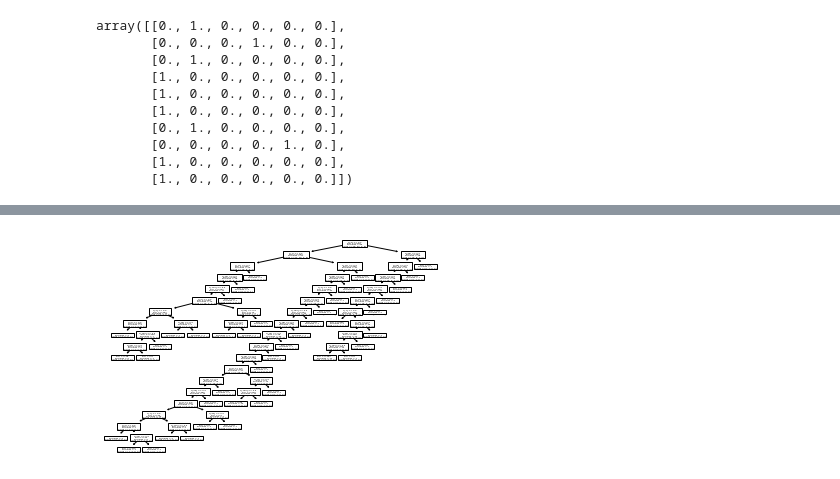
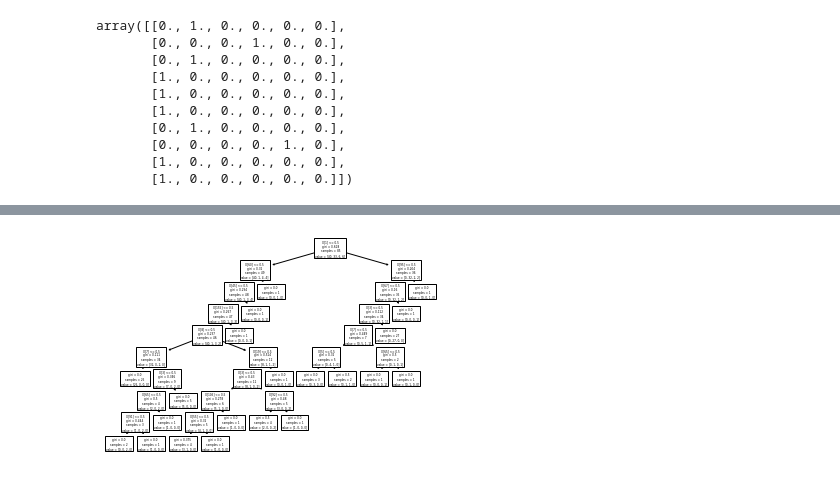
Before and after one commit to tysonlihaoyuan/CSI4106Project, a Jupyter notebook: CSI 4106 Project Decision Trees.ipynb, the cells around one changed output, grey strips where cells are left out. Drawn from its saved outputs; the diff is of its cells as text; code cells hidden in the pictures.

Commit message:
Added scores and regression

```diff
--- a/CSI 4106 Project Decision Trees.ipynb
+++ b/CSI 4106 Project Decision Trees.ipynb
@@ -17,7 +18,7 @@ from sklearn.preprocessing import OneHotEncoder
 
 ohe = OneHotEncoder(sparse=False, handle_unknown='ignore')
 
-featureSet = ['initiation','combat_location','combat_fatalities',]
+featureSet = ['side', 'initiation','combat_location','combat_fatalities']
 
 X_train_sf = X_train[featureSet].copy()
 X_test_sf = X_test[featureSet].copy()
@@ -36,0 +41,11 @@ clf_dt = tree.DecisionTreeClassifier(random_state=1, max_depth=None)
+# %%
+def train_model(clf, X_train, y_train, epochs=10):
+    scores = []
+    print("Starting training...")
+    for i in range(1, epochs + 1):
+        print("Epoch:" + str(i) + "/" + str(epochs) + " -- " + str(datetime.datetime.now()))
+        clf.fit(X_train, y_train)
+        score = clf.score(X_train, y_train)
+        scores.append(score)
+    print("Done training.")
+    return scores
@@ -37,3 +68,5 @@ clf_dt = tree.DecisionTreeClassifier(random_state=1, max_depth=None)
 # %%
-tree.plot_tree(clf_dt.fit(X_train_sf_encoded, y_train))
+#tree.plot_tree(clf_dt.fit(X_train_sf_encoded, y_train))
+clf_dt_scores = train_model(clf_dt, X_train_sf_encoded, y_train)
+print(clf_dt_scores)
 # %% [output]
@@ -73,4 +101,6 @@ array([[0., 1., 0., 0., 0., 0.],
        [1., 0., 0., 0., 0., 0.]])
 # %%
 tree.plot_tree(clf_dt.fit(X_test_sf_encoded, y_test))
+clf_dt_test_scores = train_model(clf_dt, X_test_sf_encoded, y_test)
+print(clf_dt_test_scores)
 # %% [output]
@@ -94,4 +120,4 @@ tree.plot_tree(clf_dt.fit(X_test_sf_encoded, y_test))
-[figure, old version]
+[figure, new version]
 # %%
 import graphviz
 import os
```
Also changed, not shown: parts of 16 cells of this notebook.
